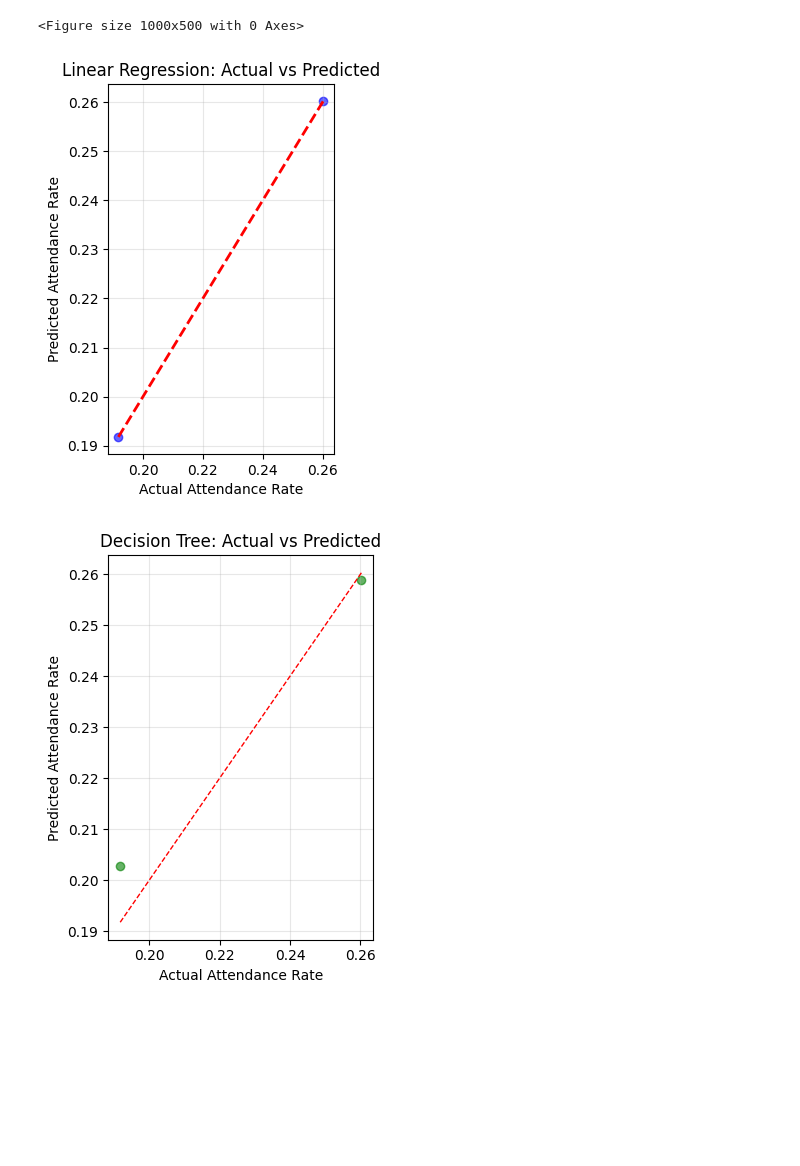
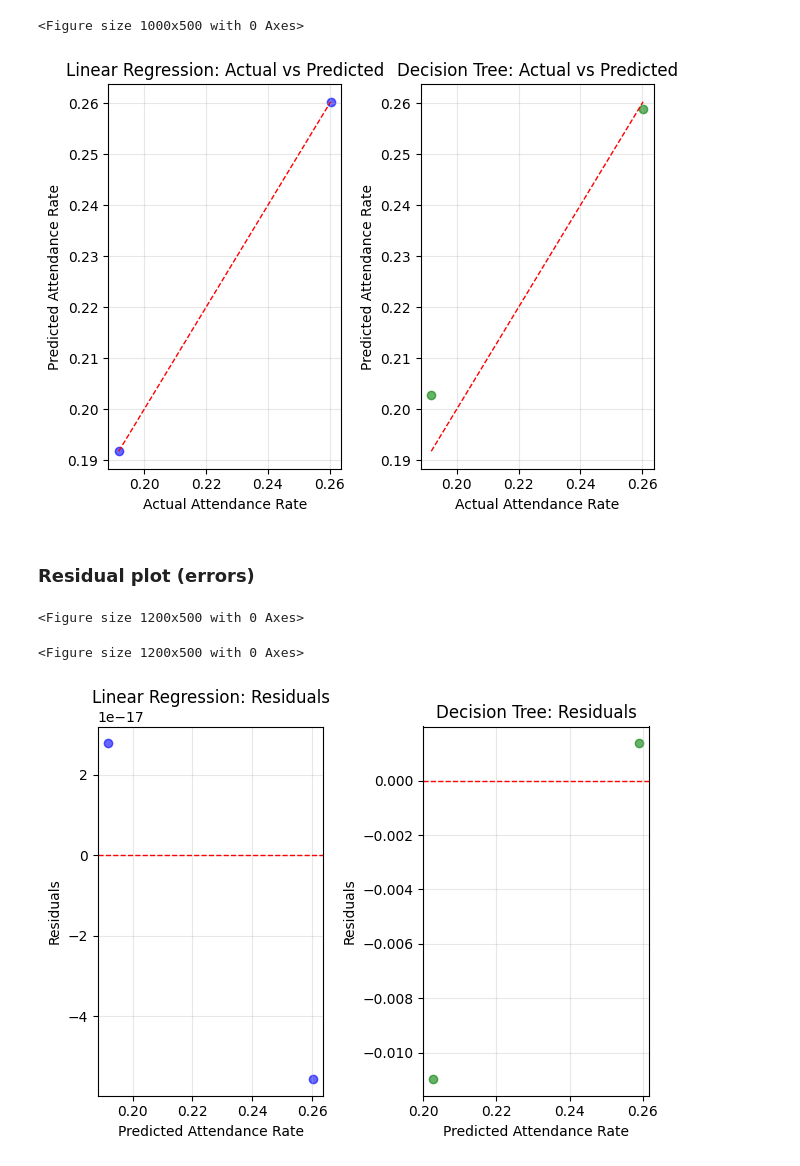
Before and after one commit to DhaneeraDulvanya/data-analytics-practice, a Jupyter notebook: Session_12.ipynb, the cells around one changed output. Drawn from its saved outputs; the diff is of its cells as text; code cells hidden in the pictures; blank space fills up the shorter version.

Commit message:
Added Linear Redisual plots for both models

```diff
--- a/Session_12.ipynb
+++ b/Session_12.ipynb
@@ -215,19 +215,49 @@ plt.title('Linear Regression: Actual vs Predicted')
 plt.xlabel('Actual Attendance Rate')
 plt.ylabel('Predicted Attendance Rate')
 plt.grid(True, alpha=0.3)
+
+# Decision Tree plot
+
+plt.subplot(1, 2, 2)
+plt.scatter(y_test, y_dt_pred, color='green', alpha=0.6)
+plt.plot([y_test.min(), y_test.max()], [y_test.min(), y_test.max()], 'r--', lw=1)
+plt.title('Decision Tree: Actual vs Predicted')
+plt.xlabel('Actual Attendance Rate')
+plt.ylabel('Predicted Attendance Rate')
+plt.grid(True, alpha=0.3)
+
+plt.tight_layout()
+plt.show()
 # %% [output]
-[figure, old version]
+[figure, new version]
-# %%
-# Decision Tree plot
-
-plt.subplot(1, 2, 2)
-plt.scatter(y_test, y_dt_pred, color='green', alpha=0.6)
-plt.plot([y_test.min(), y_test.max()], [y_test.min(), y_test.max()], 'r--', lw=1)
-plt.title('Decision Tree: Actual vs Predicted')
-plt.xlabel('Actual Attendance Rate')
-plt.ylabel('Predicted Attendance Rate')
-plt.grid(True, alpha=0.3)
-plt.tight_layout()
-plt.show()
-# %% [output]
-[figure, removed]
+# %% [markdown]
+### Residual plot (errors)
+# %%
+plt.figure(figsize=(12, 5))
+# %% [output]
+<Figure size 1200x500 with 0 Axes>
+<Figure size 1200x500 with 0 Axes>
+# %%
+# Linear Regression residuals
+plt.subplot(1, 2, 1)
+residuals_lr = y_test - y_pred
+plt.scatter(y_pred, residuals_lr, color='blue', alpha=0.6)
+plt.axhline(y = 0, color='r', linestyle='--', lw=1)
+plt.title('Linear Regression: Residuals')
+plt.xlabel('Predicted Attendance Rate')
+plt.ylabel('Residuals')
+plt.grid(True, alpha=0.3)
+
+# Decision Tree residuals
+plt.subplot(1, 2, 2)
+residuals_dt = y_test - y_dt_pred
+plt.scatter(y_dt_pred, residuals_dt, color='green', alpha=0.6)
+plt.axhline(y = 0, color='r', linestyle='--', lw=1)
+plt.title('Decision Tree: Residuals')
+plt.xlabel('Predicted Attendance Rate')
+plt.ylabel('Residuals')
+plt.grid(True, alpha=0.3)
+plt.tight_layout()
+plt.show()
+# %% [output]
+[figure, added]
```
